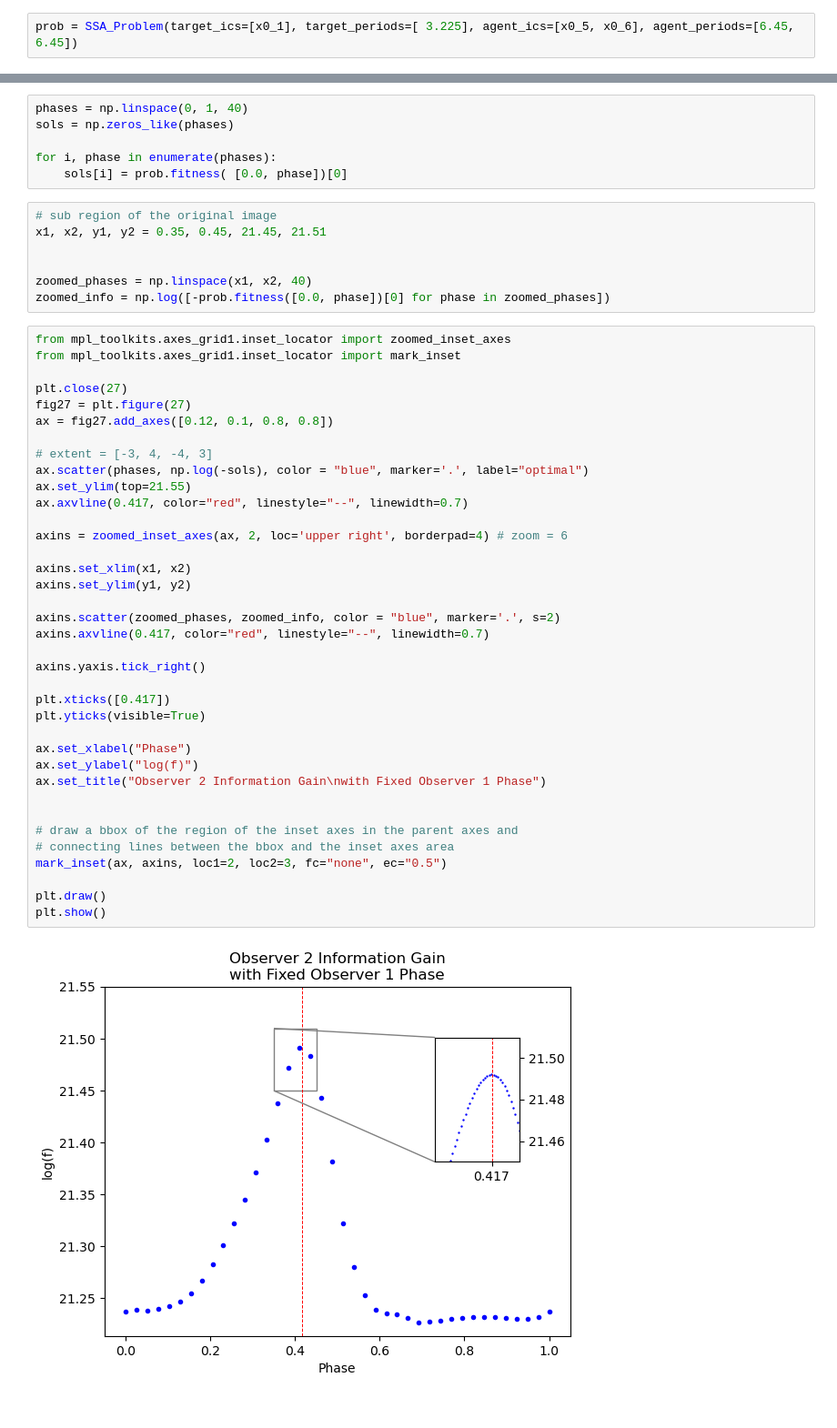
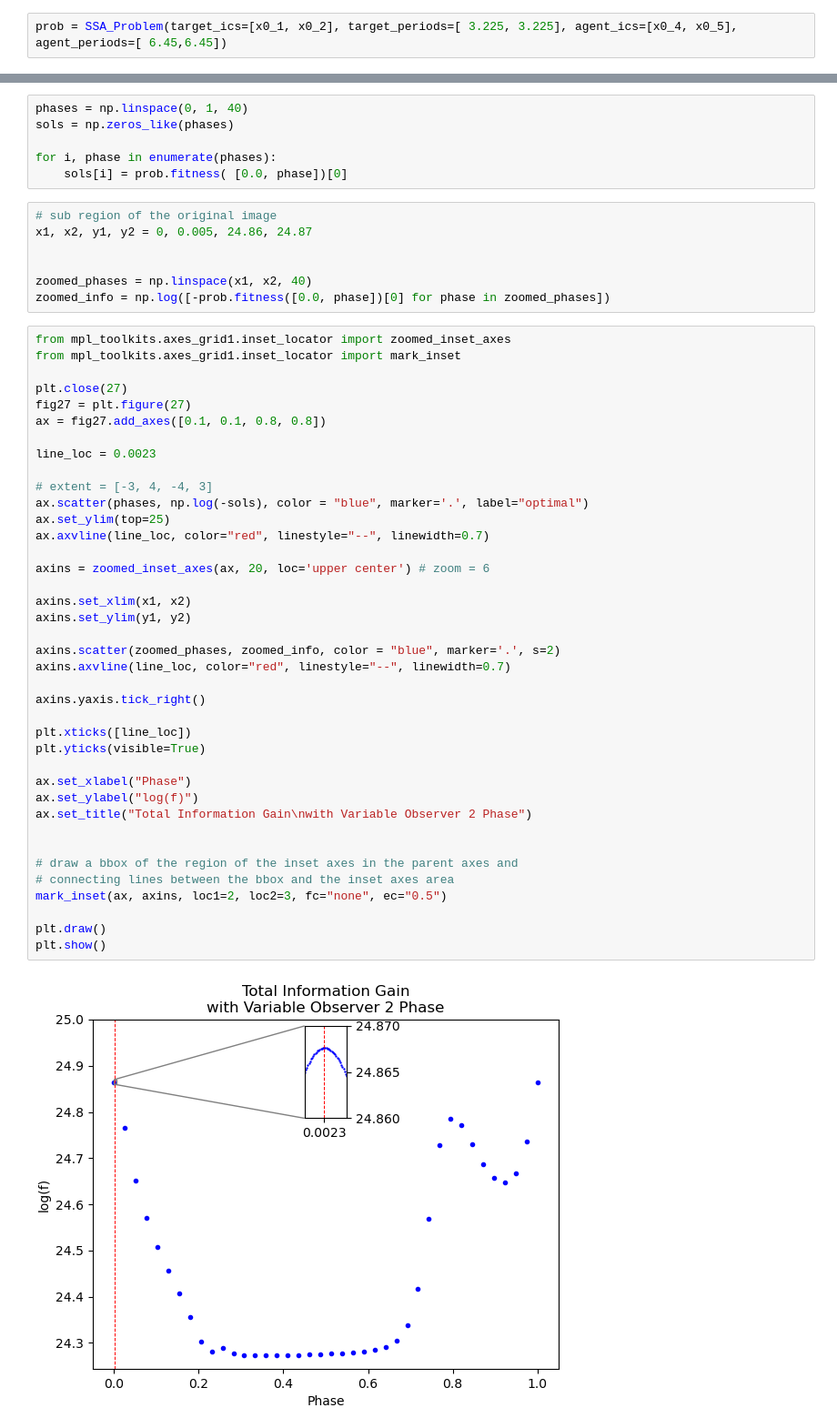
Before and after one commit to Malav-P/sensor_phase_task, a Jupyter notebook: example/ssa_problem_test.ipynb, the cells around one changed output, grey strips where cells are left out. Shown at 91% size. Drawn from its saved outputs; the diff is of its cells as text.

```diff
--- a/example/ssa_problem_test.ipynb
+++ b/example/ssa_problem_test.ipynb
@@ -73,6 +73,6 @@ x0_6 = np.array([
         0.0
     ])
 # %%
-prob = SSA_Problem(target_ics=[x0_1], target_periods=[ 3.225], agent_ics=[x0_5, x0_6], agent_periods=[6.45, 6.45])
+prob = SSA_Problem(target_ics=[x0_1, x0_2], target_periods=[ 3.225, 3.225], agent_ics=[x0_4, x0_5], agent_periods=[ 6.45,6.45])
 # %%
 plt.figure(1)
@@ -157,7 +156,7 @@ for i, phase in enumerate(phases):
     sols[i] = prob.fitness( [0.0, phase])[0]
 # %%
 # sub region of the original image
-x1, x2, y1, y2 = 0.35, 0.45, 21.45, 21.51
+x1, x2, y1, y2 = 0, 0.005, 24.86, 24.87
 
 
 zoomed_phases = np.linspace(x1, x2, 40)
@@ -166,38 +165,40 @@ zoomed_info = np.log([-prob.fitness([0.0, phase])[0] for phase in zoomed_phases]
 from mpl_toolkits.axes_grid1.inset_locator import zoomed_inset_axes
 from mpl_toolkits.axes_grid1.inset_locator import mark_inset
 
 plt.close(27)
 fig27 = plt.figure(27)
-ax = fig27.add_axes([0.12, 0.1, 0.8, 0.8])
+ax = fig27.add_axes([0.1, 0.1, 0.8, 0.8])
+
+line_loc = 0.0023
 
 # extent = [-3, 4, -4, 3]
 ax.scatter(phases, np.log(-sols), color = "blue", marker='.', label="optimal")
-ax.set_ylim(top=21.55)
-ax.axvline(0.417, color="red", linestyle="--", linewidth=0.7)
+ax.set_ylim(top=25)
+ax.axvline(line_loc, color="red", linestyle="--", linewidth=0.7)
 
-axins = zoomed_inset_axes(ax, 2, loc='upper right', borderpad=4) # zoom = 6
+axins = zoomed_inset_axes(ax, 20, loc='upper center') # zoom = 6
 
 axins.set_xlim(x1, x2)
 axins.set_ylim(y1, y2)
 
 axins.scatter(zoomed_phases, zoomed_info, color = "blue", marker='.', s=2)
-axins.axvline(0.417, color="red", linestyle="--", linewidth=0.7)
+axins.axvline(line_loc, color="red", linestyle="--", linewidth=0.7)
 
 axins.yaxis.tick_right()
 
-plt.xticks([0.417])
+plt.xticks([line_loc])
 plt.yticks(visible=True)
 
 ax.set_xlabel("Phase")
 ax.set_ylabel("log(f)")
-ax.set_title("Observer 2 Information Gain\nwith Fixed Observer 1 Phase")
+ax.set_title("Total Information Gain\nwith Variable Observer 2 Phase")
 
 
 # draw a bbox of the region of the inset axes in the parent axes and
 # connecting lines between the bbox and the inset axes area
 mark_inset(ax, axins, loc1=2, loc2=3, fc="none", ec="0.5")
 
 plt.draw()
 plt.show()
 # %% [output]
-[figure, old version]
+[figure, new version]
```
Also changed, not shown: parts of 3 cells of this notebook, 1 other file.
